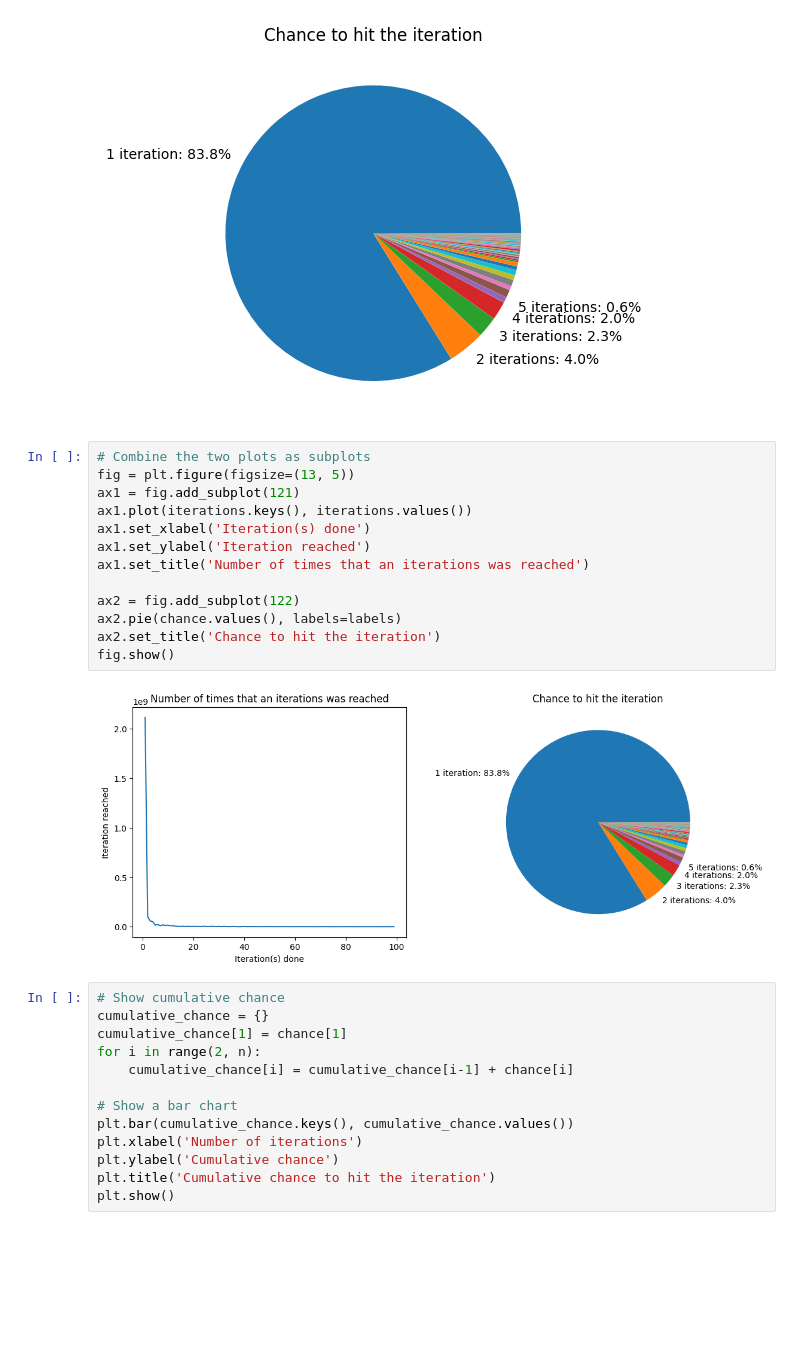
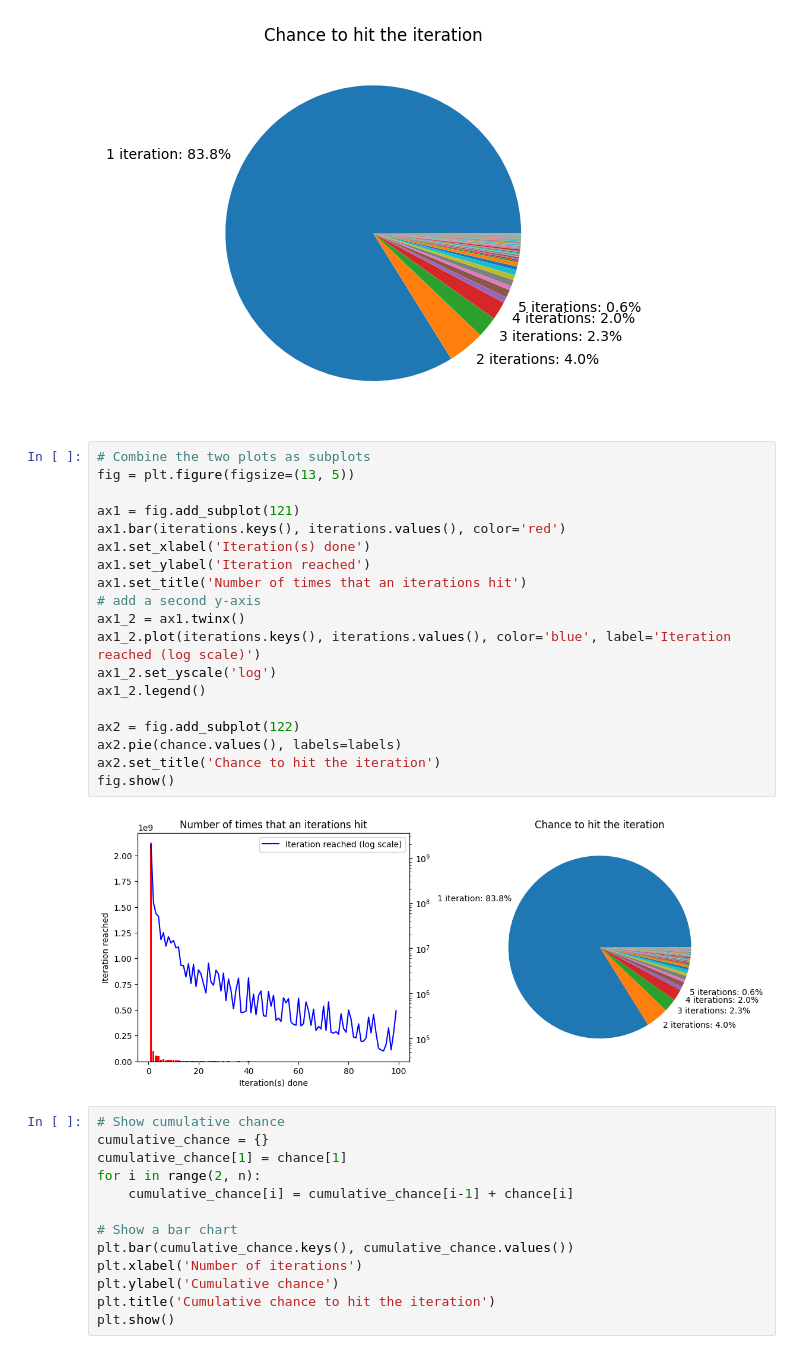
Before and after one commit to simbarras/tb23-gpu-opt-celeritas, a Jupyter notebook: field-diagnostic-stepper-analysis.ipynb, the cells around one changed output. Cells and saved outputs as stored; diff of their text form; blank space fills up the shorter version.

```diff
--- a/field-diagnostic-stepper-analysis.ipynb
+++ b/field-diagnostic-stepper-analysis.ipynb
@@ -128,18 +138,24 @@ plt.pie(chance.values(), labels=labels)
 # %%
 # Combine the two plots as subplots
 fig = plt.figure(figsize=(13, 5))
+
 ax1 = fig.add_subplot(121)
-ax1.plot(iterations.keys(), iterations.values())
+ax1.bar(iterations.keys(), iterations.values(), color='red')
 ax1.set_xlabel('Iteration(s) done')
 ax1.set_ylabel('Iteration reached')
-ax1.set_title('Number of times that an iterations was reached')
+ax1.set_title('Number of times that an iterations hit')
+# add a second y-axis
+ax1_2 = ax1.twinx()
+ax1_2.plot(iterations.keys(), iterations.values(), color='blue', label='Iteration reached (log scale)')
+ax1_2.set_yscale('log')
+ax1_2.legend()
 
 ax2 = fig.add_subplot(122)
 ax2.pie(chance.values(), labels=labels)
 ax2.set_title('Chance to hit the iteration')
 fig.show()
 # %% [output]
-[figure, old version]
+[figure, new version]
 # %%
 # Show cumulative chance
 cumulative_chance = {}
```
Also changed, not shown: parts of 1 cell of this notebook, 6 other files.
